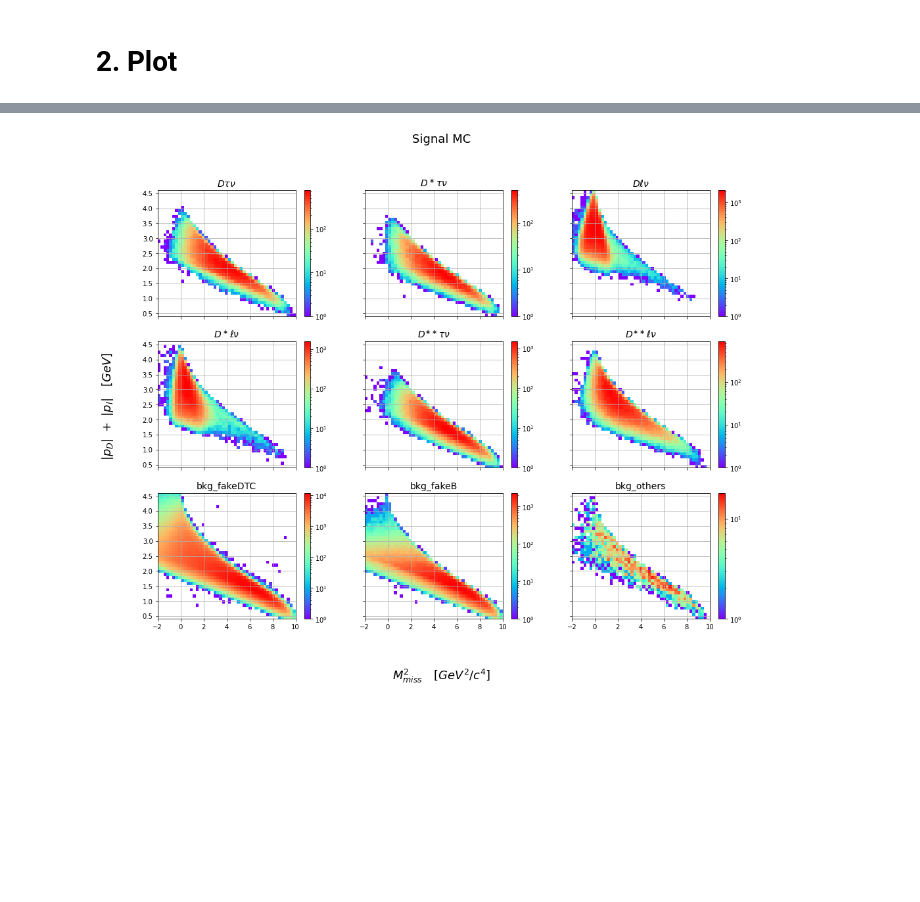
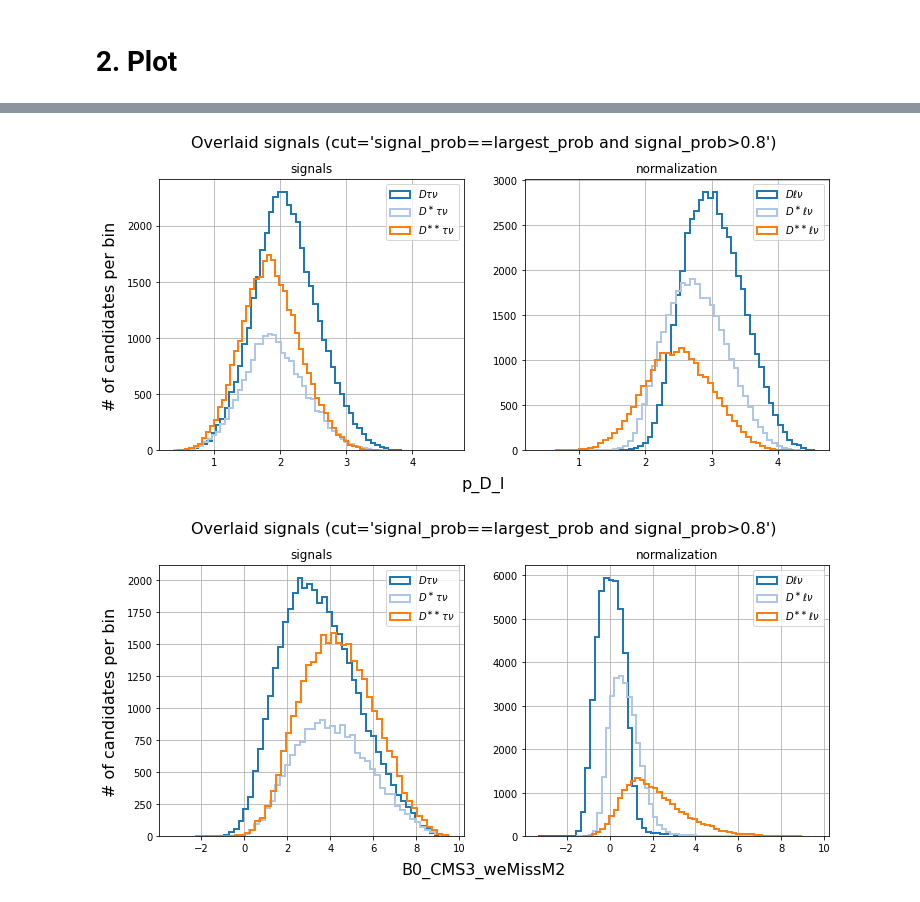
Before and after one commit to zjkjsd/inclusive_R_D, a Jupyter notebook: Offline/2_PlotNtuple_e.ipynb, the cells around one changed output, grey strips where cells are left out. Saved outputs shown, nothing was run; the diff lists cells and outputs as text; code cells hidden in the pictures; blank space fills up the shorter version.

```diff
--- a/Offline/2_PlotNtuple_e.ipynb
+++ b/Offline/2_PlotNtuple_e.ipynb
@@ -77,4 +90,8 @@ mpl.plot_overlaid_signals(variable='p_D_l')
-# %%
-mpl.plot_hist_2d()
-# %% [output]
-[figure, removed]
+# %%
+mpl.plot_signals_overlaid(variable='p_D_l',cut='signal_prob==largest_prob and signal_prob>0.8')
+# %% [output]
+[figure, added]
+# %%
+mpl.plot_signals_overlaid(variable='B0_CMS3_weMissM2',cut='signal_prob==largest_prob and signal_prob>0.8')
+# %% [output]
+[figure, added]
```
Also changed, not shown: parts of 14 cells of this notebook, 11 other files.
